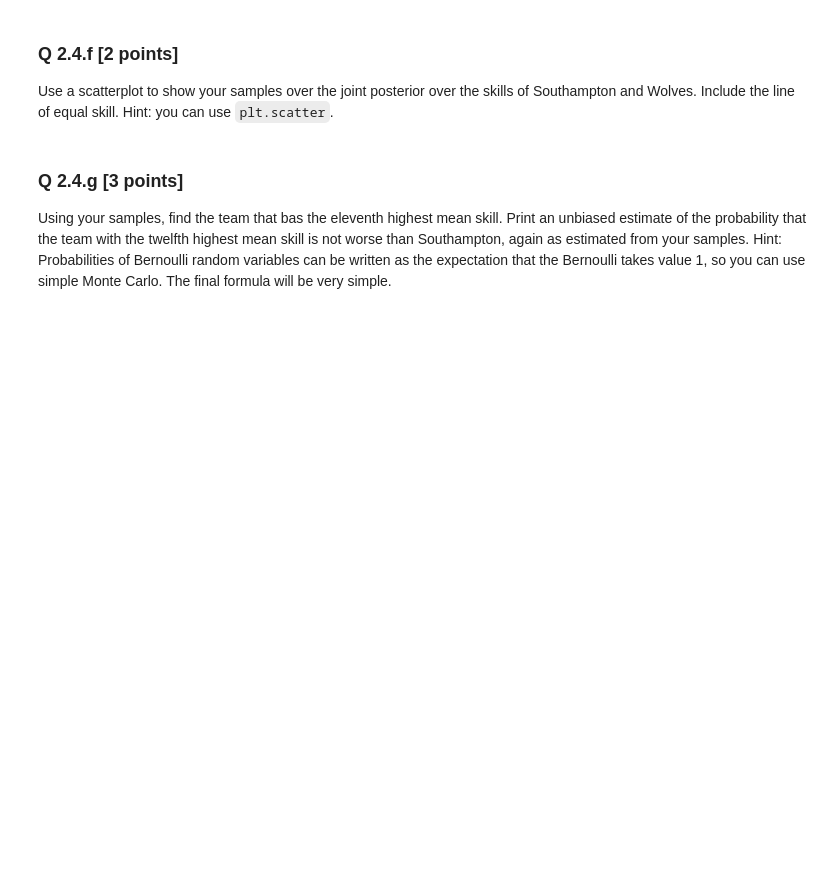
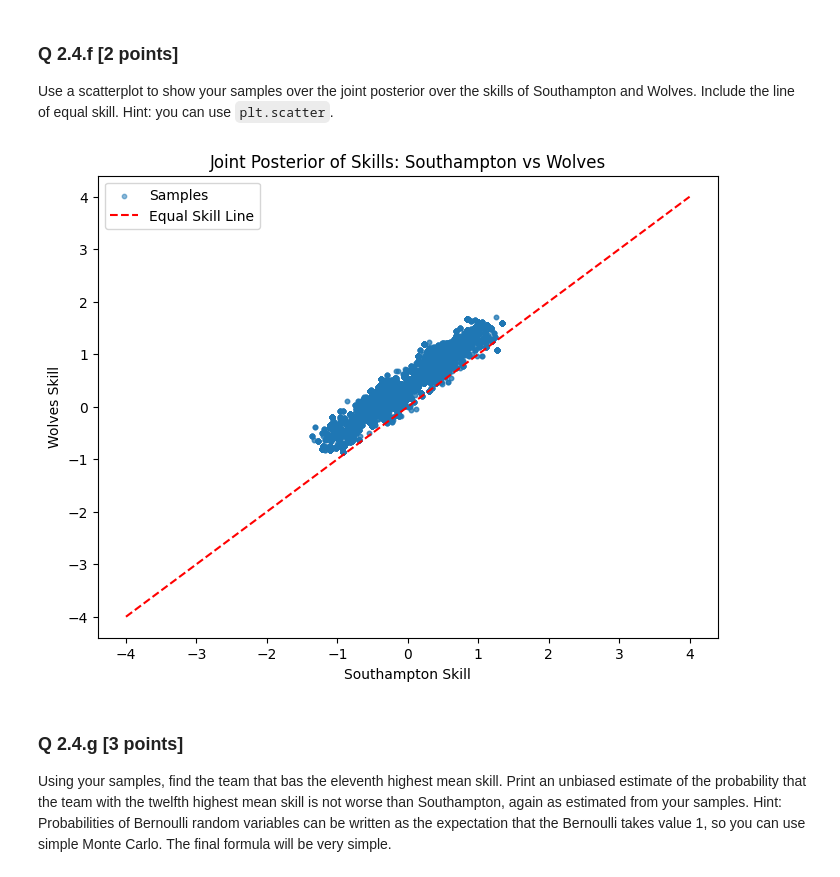
Before and after one commit to Junbo345/Exercise3, a Jupyter notebook: sta414_2025_assignment_2.ipynb, the cells around one changed output. Cells and saved outputs as stored; diff of their text form; code cells hidden in the pictures; blank space fills up the shorter version.

```diff
--- a/sta414_2025_assignment_2.ipynb
+++ b/sta414_2025_assignment_2.ipynb
@@ -883,3 +906,18 @@ Use a scatterplot to show your samples over the joint posterior over the skills
+# %%
+southampton_idx = np.where(names == "Southampton")[0][0]
+wolves_idx = np.where(names == "Wolves")[0][0]
+
+# Scatterplot of posterior samples for Southampton and Wolves
+plt.figure(figsize=(8, 6))
+plt.scatter(all_games_samples[:, southampton_idx], all_games_samples[:, wolves_idx], alpha=0.5, s=10, label='Samples')
+plt.plot([-4, 4], [-4, 4], 'r--', label='Equal Skill Line')  # Line of equal skill
+plt.xlabel("Southampton Skill")
+plt.ylabel("Wolves Skill")
+plt.legend()
+plt.title("Joint Posterior of Skills: Southampton vs Wolves")
+plt.show()
+# %% [output]
+[figure, added]
 # %% [markdown]
 ### Q 2.4.g [3 points]
 Using your samples, find the team that bas the eleventh highest mean skill. Print an unbiased estimate of the probability that the team with the twelfth highest mean skill is not worse than Southampton, again as estimated from your samples. Hint: Probabilities of Bernoulli random variables can be written as the expectation that the Bernoulli takes value 1, so you can use simple Monte Carlo. The final formula will be very simple.
```
Also changed, not shown: parts of 29 cells of this notebook.
